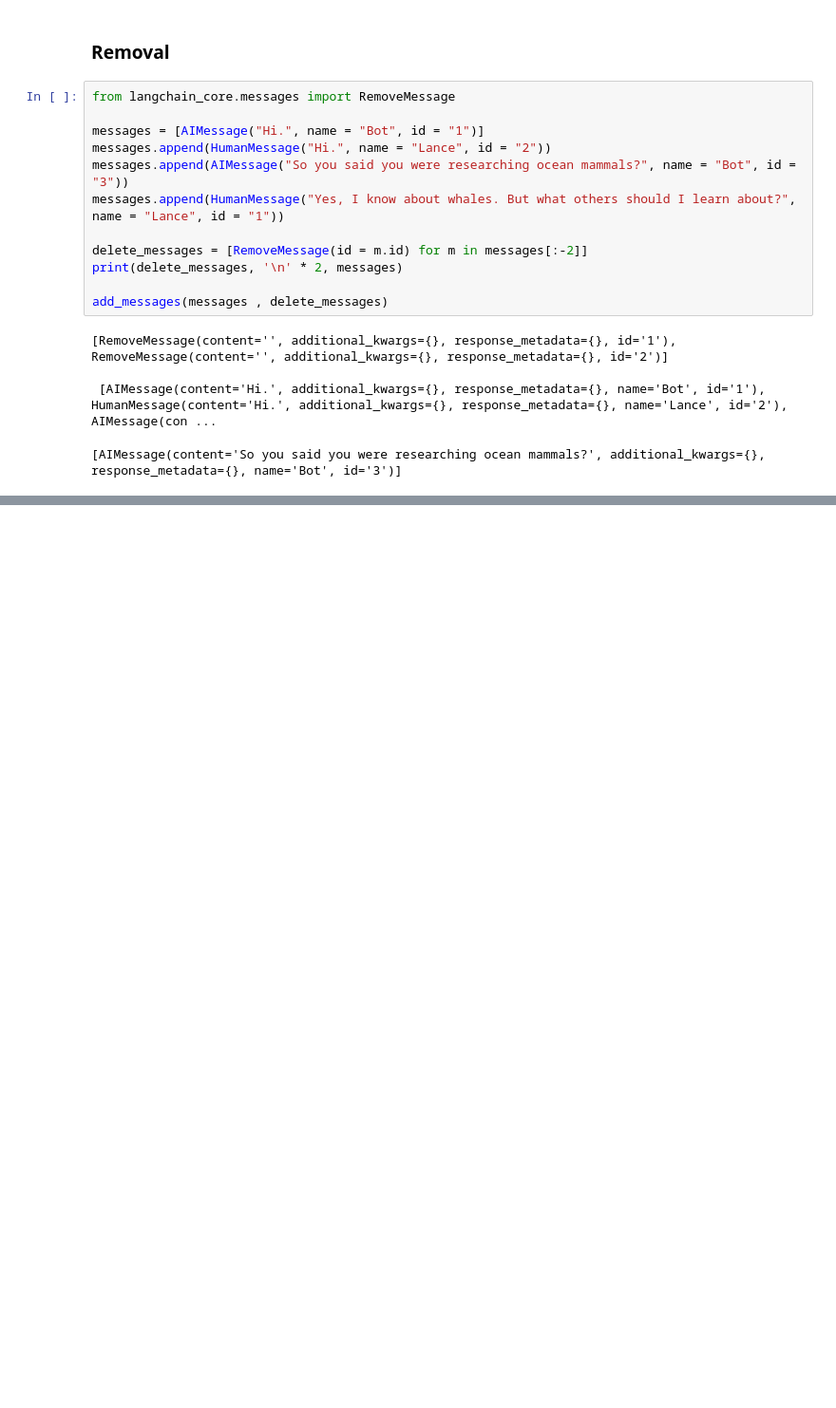
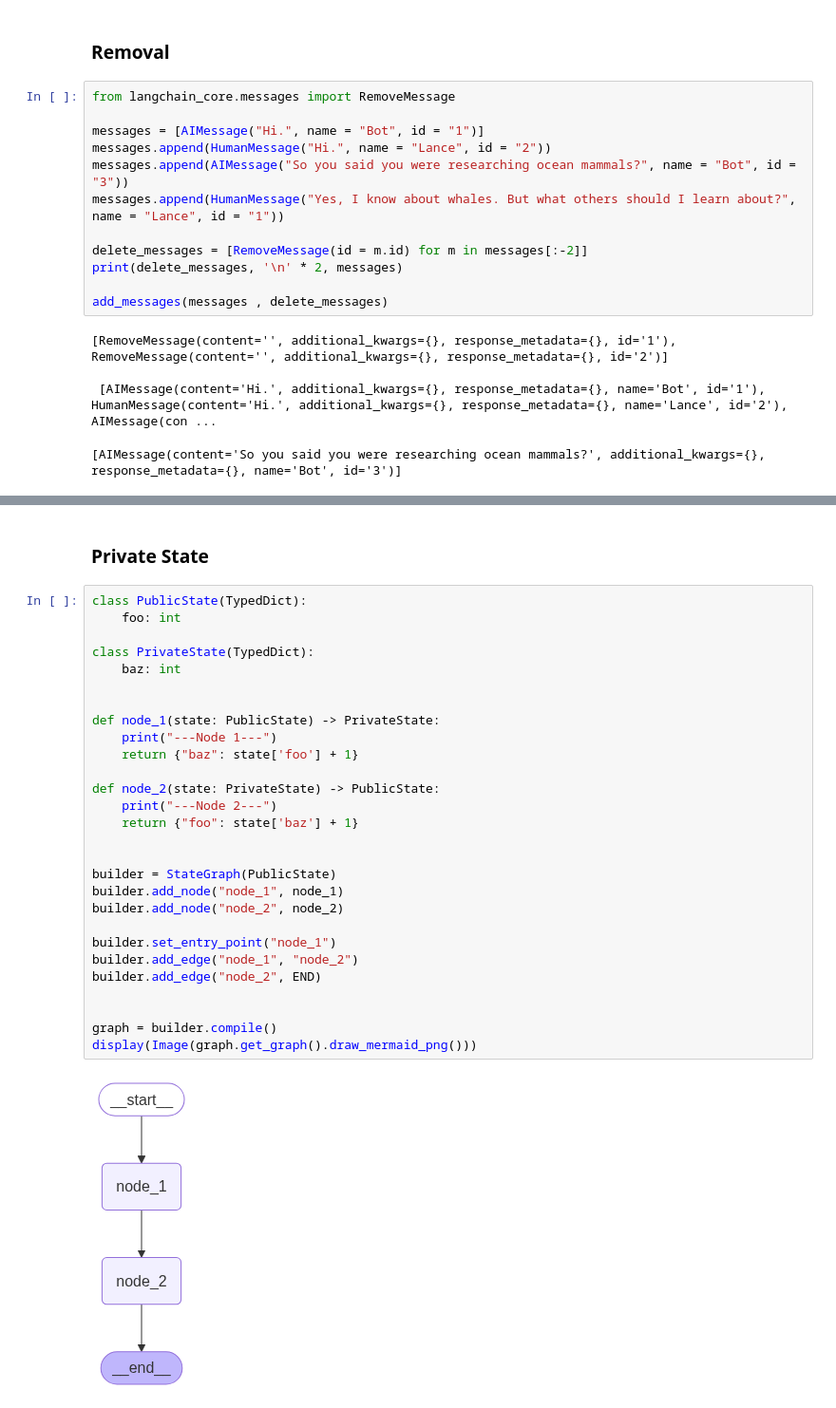
Before and after one commit to tanhoangkhoanguyen/LangChain-Academy, a Jupyter notebook: Introduction to LangGraph/Module-2_review.ipynb, the cells around one changed output, grey strips where cells are left out. Shown: that part at 95% size. Drawn from its saved outputs; the diff is of its cells as text; blank space fills up the shorter version.

Commit message:
Done Module_2 LangGraph

```diff
--- a/Introduction to LangGraph/Module-2_review.ipynb
+++ b/Introduction to LangGraph/Module-2_review.ipynb
@@ -395,0 +405,32 @@ add_messages(messages , delete_messages)
+# %% [markdown]
+### **Private State**
+# %%
+class PublicState(TypedDict):
+    foo: int
+
+class PrivateState(TypedDict):
+    baz: int
+
+
+def node_1(state: PublicState) -> PrivateState:
+    print("---Node 1---")
+    return {"baz": state['foo'] + 1}
+
+def node_2(state: PrivateState) -> PublicState:
+    print("---Node 2---")
+    return {"foo": state['baz'] + 1}
+
+
+builder = StateGraph(PublicState)
+builder.add_node("node_1", node_1)
+builder.add_node("node_2", node_2)
+
+builder.set_entry_point("node_1")
+builder.add_edge("node_1", "node_2")
+builder.add_edge("node_2", END)
+
+
+graph = builder.compile()
+display(Image(graph.get_graph().draw_mermaid_png()))
+# %% [output]
+[figure, added]
```
Also changed, not shown: parts of 11 cells of this notebook, 3 other files.
